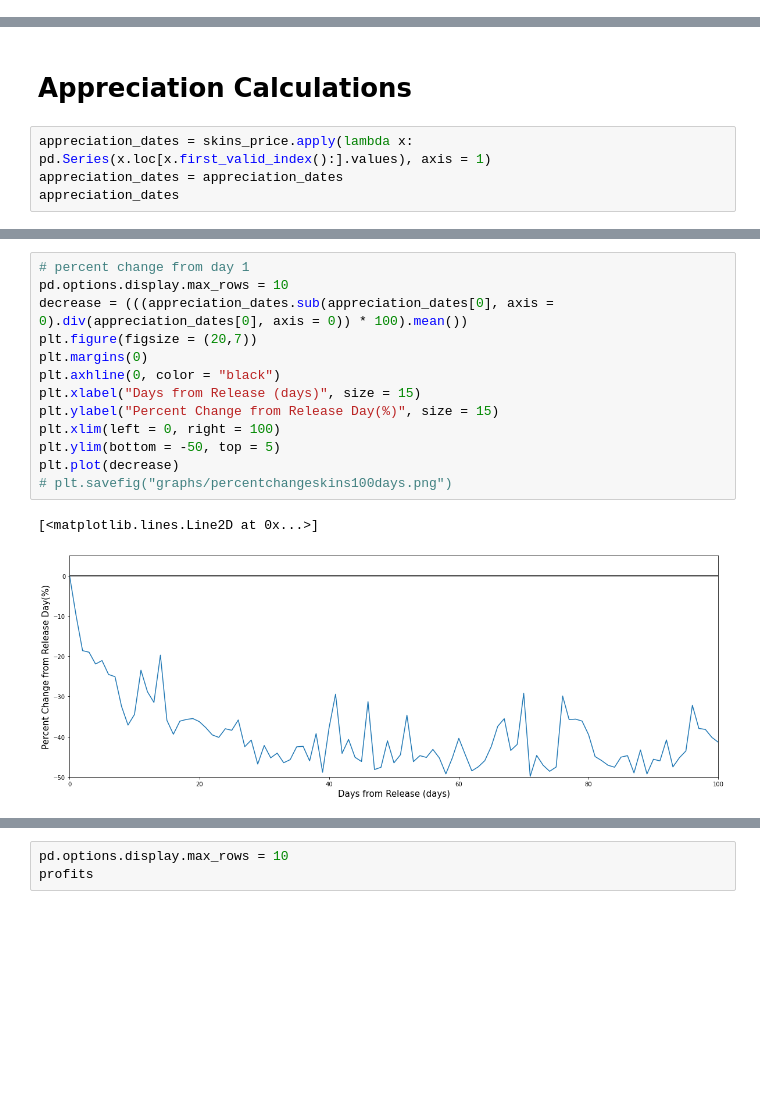
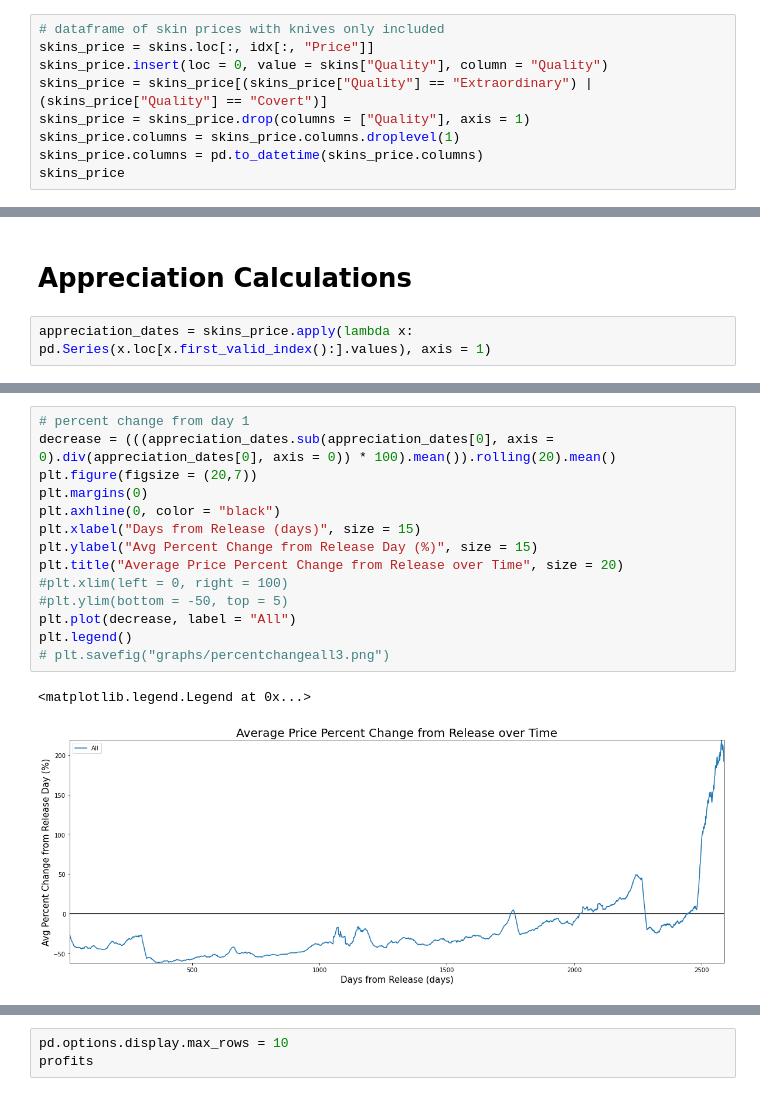
Before and after one commit to whuang37/csgo-market, a Jupyter notebook: data_analysis.ipynb, the cells around one changed output, grey strips where cells are left out. Saved outputs shown, nothing was run; the diff lists cells and outputs as text; blank space fills up the shorter version.

Commit message:
added major info on time in and apprecation

```diff
--- a/data_analysis.ipynb
+++ b/data_analysis.ipynb
@@ -88,0 +94,9 @@ skins_price
+# %%
+# dataframe of skin prices with knives only included
+skins_price = skins.loc[:, idx[:, "Price"]]
+skins_price.insert(loc = 0, value = skins["Quality"], column = "Quality")
+skins_price = skins_price[(skins_price["Quality"] == "Extraordinary") | (skins_price["Quality"] == "Covert")]
+skins_price = skins_price.drop(columns = ["Quality"], axis = 1)
+skins_price.columns = skins_price.columns.droplevel(1)
+skins_price.columns = pd.to_datetime(skins_price.columns)
+skins_price
@@ -150,5 +237,3 @@ plt.savefig("graphs/dailyvol_time.png")
 # Appreciation Calculations
 # %%
 appreciation_dates = skins_price.apply(lambda x: pd.Series(x.loc[x.first_valid_index():].values), axis = 1)
-appreciation_dates = appreciation_dates
-appreciation_dates
@@ -201,16 +256,17 @@ Length: 2589, dtype: float64
 # %%
 # percent change from day 1
-pd.options.display.max_rows = 10
-decrease = (((appreciation_dates.sub(appreciation_dates[0], axis = 0).div(appreciation_dates[0], axis = 0)) * 100).mean())
+decrease = (((appreciation_dates.sub(appreciation_dates[0], axis = 0).div(appreciation_dates[0], axis = 0)) * 100).mean()).rolling(20).mean()
 plt.figure(figsize = (20,7))
 plt.margins(0)
 plt.axhline(0, color = "black")
 plt.xlabel("Days from Release (days)", size = 15)
-plt.ylabel("Percent Change from Release Day(%)", size = 15)
-plt.xlim(left = 0, right = 100)
-plt.ylim(bottom = -50, top = 5)
-plt.plot(decrease)
-# plt.savefig("graphs/percentchangeskins100days.png")
+plt.ylabel("Avg Percent Change from Release Day (%)", size = 15)
+plt.title("Average Price Percent Change from Release over Time", size = 20)
+#plt.xlim(left = 0, right = 100)
+#plt.ylim(bottom = -50, top = 5)
+plt.plot(decrease, label = "All")
+plt.legend()
+# plt.savefig("graphs/percentchangeall3.png")
 # %% [output]
-[<matplotlib.lines.Line2D at 0x...>]
+<matplotlib.legend.Legend at 0x...>
-[figure, old version]
+[figure, new version]
```
Also changed, not shown: parts of 35 cells of this notebook, 1 other file.
